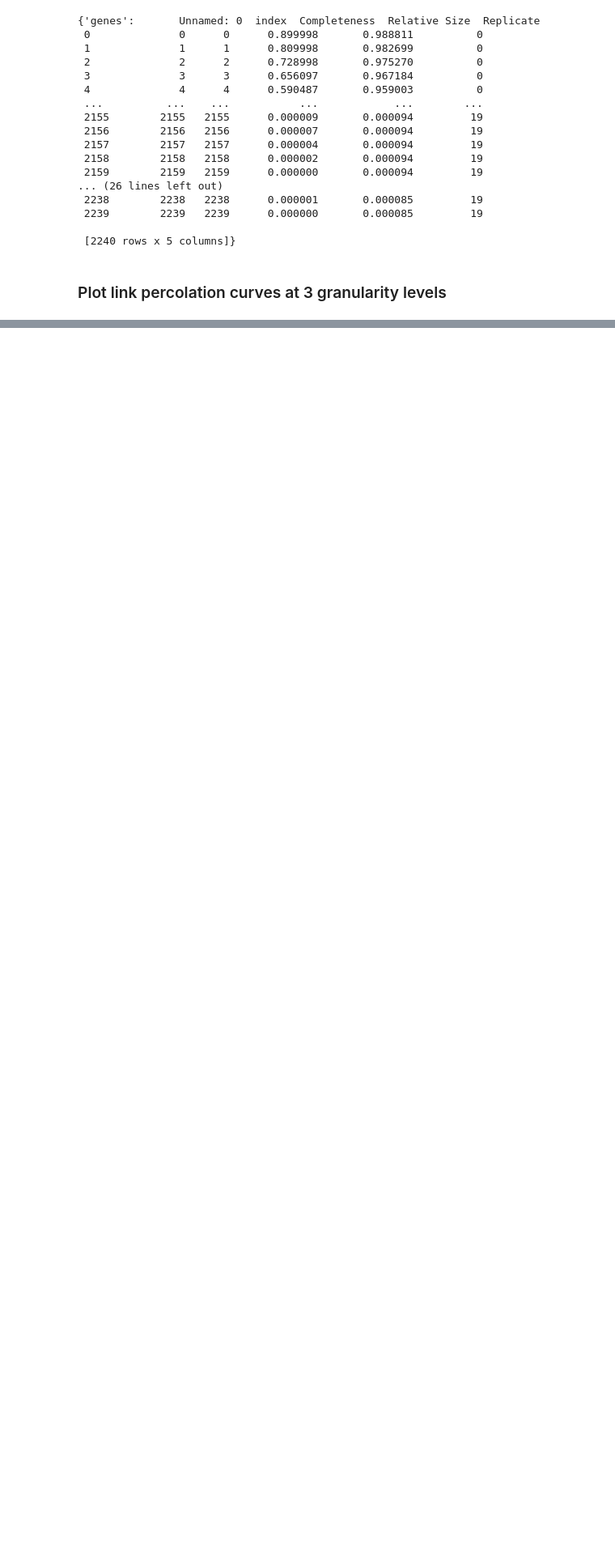
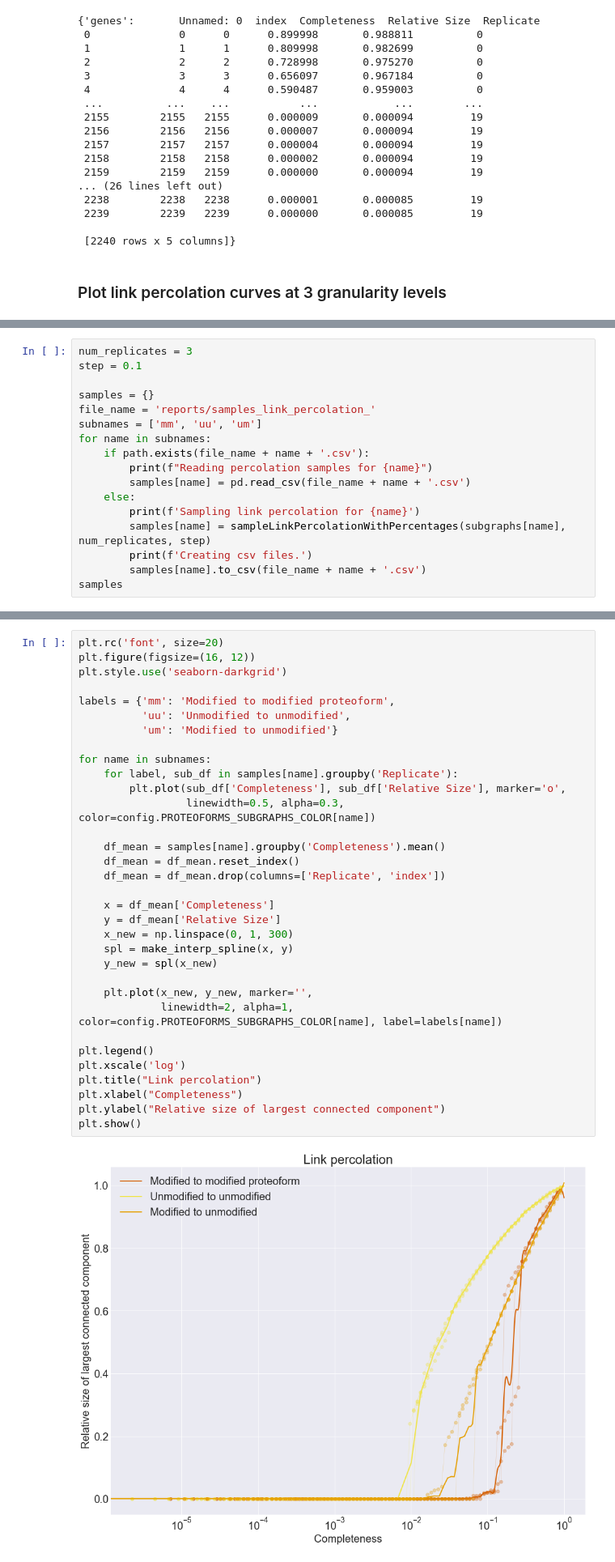
Before and after one commit to PathwayAnalysisPlatform/ProteoformNetworks, a Jupyter notebook: src/Python/analysis_network_percolation.ipynb, the cells around one changed output, grey strips where cells are left out. Shown: that part at 81% size. Saved outputs shown, nothing was run; the diff lists cells and outputs as text; blank space fills up the shorter version.

```diff
--- a/src/Python/analysis_network_percolation.ipynb
+++ b/src/Python/analysis_network_percolation.ipynb
@@ -120,0 +235,17 @@ print(path.exists('reports/samples_link_percolation_genes.csv'))
+# %%
+num_replicates = 3
+step = 0.1
+
+samples = {}
+file_name = 'reports/samples_link_percolation_'
+subnames = ['mm', 'uu', 'um']
+for name in subnames:
+    if path.exists(file_name + name + '.csv'):
+        print(f"Reading percolation samples for {name}")
+        samples[name] = pd.read_csv(file_name + name + '.csv')
+    else:
+        print(f'Sampling link percolation for {name}')
+        samples[name] = sampleLinkPercolationWithPercentages(subgraphs[name], num_replicates, step)
+        print(f'Creating csv files.')
+        samples[name].to_csv(file_name + name + '.csv')
+samples
@@ -120,0 +275,35 @@ print(path.exists('reports/samples_link_percolation_genes.csv'))
+# %%
+plt.rc('font', size=20)
+plt.figure(figsize=(16, 12))
+plt.style.use('seaborn-darkgrid')
+
+labels = {'mm': 'Modified to modified proteoform',
+          'uu': 'Unmodified to unmodified',
+          'um': 'Modified to unmodified'}
+
+for name in subnames:
+    for label, sub_df in samples[name].groupby('Replicate'):
+        plt.plot(sub_df['Completeness'], sub_df['Relative Size'], marker='o',
+                 linewidth=0.5, alpha=0.3, color=config.PROTEOFORMS_SUBGRAPHS_COLOR[name])
+
+    df_mean = samples[name].groupby('Completeness').mean()
+    df_mean = df_mean.reset_index()
+    df_mean = df_mean.drop(columns=['Replicate', 'index'])
+
+    x = df_mean['Completeness']
+    y = df_mean['Relative Size']
+    x_new = np.linspace(0, 1, 300)
+    spl = make_interp_spline(x, y)
+    y_new = spl(x_new)
+
+    plt.plot(x_new, y_new, marker='',
+             linewidth=2, alpha=1, color=config.PROTEOFORMS_SUBGRAPHS_COLOR[name], label=labels[name])
+
+plt.legend()
+plt.xscale('log')
+plt.title("Link percolation")
+plt.xlabel("Completeness")
+plt.ylabel("Relative size of largest connected component")
+plt.show()
+# %% [output]
+[figure, added]
```
Also changed, not shown: parts of 20 cells of this notebook, 2 other files.
